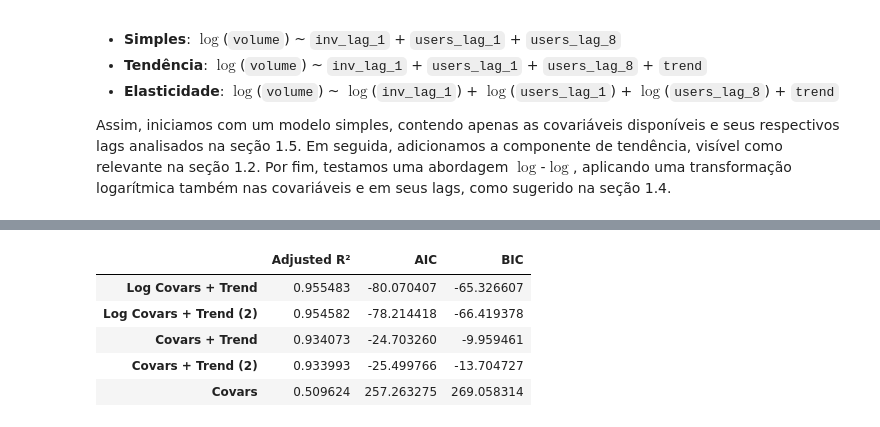
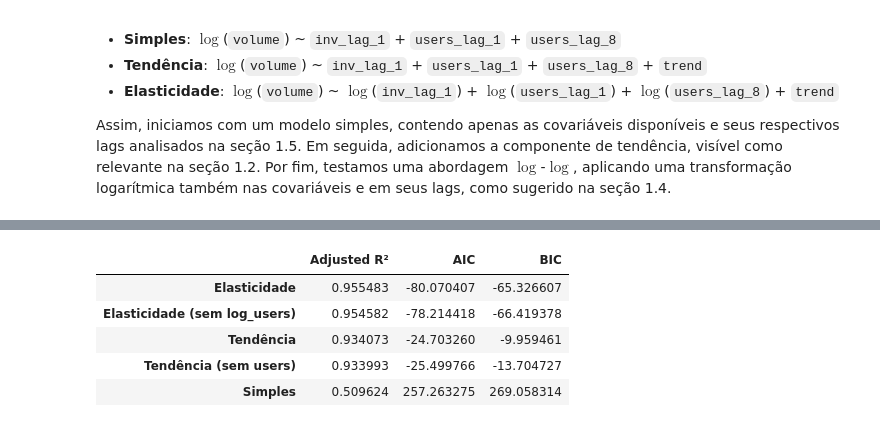
Before and after one commit to kauanmaf/Time-Series-A2, a Jupyter notebook: relatorio.ipynb, the cells around one changed output, grey strips where cells are left out. Cells and saved outputs as stored; diff of their text form; code cells hidden in the pictures.

```diff
--- a/relatorio.ipynb
+++ b/relatorio.ipynb
@@ -401,9 +401,9 @@ predictions = {}
 models = {}
 
 models_cols = {
-    "Covars": ["inv", "users", "users_lag_8"],
-    "Covars + Trend": ["trend", "inv", "users", "users_lag_8"],
-    "Log Covars + Trend": ["trend", "log_inv", "log_users", "users_log_lag_8"],
+    "Simples": ["inv", "users", "users_lag_8"],
+    "Tendência": ["trend", "inv", "users", "users_lag_8"],
+    "Elasticidade": ["trend", "log_inv", "log_users", "users_log_lag_8"],
 }
 
 results = {}
@@ -486,36 +494,36 @@ Notes:
 # %%
 log_models = {}
 
 predictions = {}
 models = {}
 
 models_cols.update({
-    "Log Covars + Trend (2)": ["trend", "log_inv", "users_log_lag_8"],
-    "Covars + Trend (2)": ["trend", "inv", "users_lag_8"],
+    "Elasticidade (sem log_users)": ["trend", "log_inv", "users_log_lag_8"],
+    "Tendência (sem users)": ["trend", "inv", "users_lag_8"],
 })
 
 results = {}
 
 for model_name, cols in models_cols.items():
     X_model = sm.add_constant(X[cols])
 
     model = sm.OLS(y_log, X_model).fit()
     log_models[model_name] = model
 
     metrics = {}
 
     metrics["Adjusted R²"] = log_models[model_name].rsquared_adj
     metrics["AIC"] = log_models[model_name].aic
     metrics["BIC"] = log_models[model_name].bic
 
     results[model_name] = metrics
 
 results_df = pd.DataFrame(results).T
 display(results_df.sort_values(by="Adjusted R²", ascending=False))
 # %% [output]
 |  | Adjusted R² | AIC | BIC |
-| Log Covars + Trend | 0.955483 | -80.070407 | -65.326607 |
-| Log Covars + Trend (2) | 0.954582 | -78.214418 | -66.419378 |
-| Covars + Trend | 0.934073 | -24.703260 | -9.959461 |
-| Covars + Trend (2) | 0.933993 | -25.499766 | -13.704727 |
-| Covars | 0.509624 | 257.263275 | 269.058314 |
+| Elasticidade | 0.955483 | -80.070407 | -65.326607 |
+| Elasticidade (sem log_users) | 0.954582 | -78.214418 | -66.419378 |
+| Tendência | 0.934073 | -24.703260 | -9.959461 |
+| Tendência (sem users) | 0.933993 | -25.499766 | -13.704727 |
+| Simples | 0.509624 | 257.263275 | 269.058314 |
```
Also changed, not shown: parts of 7 cells of this notebook.
